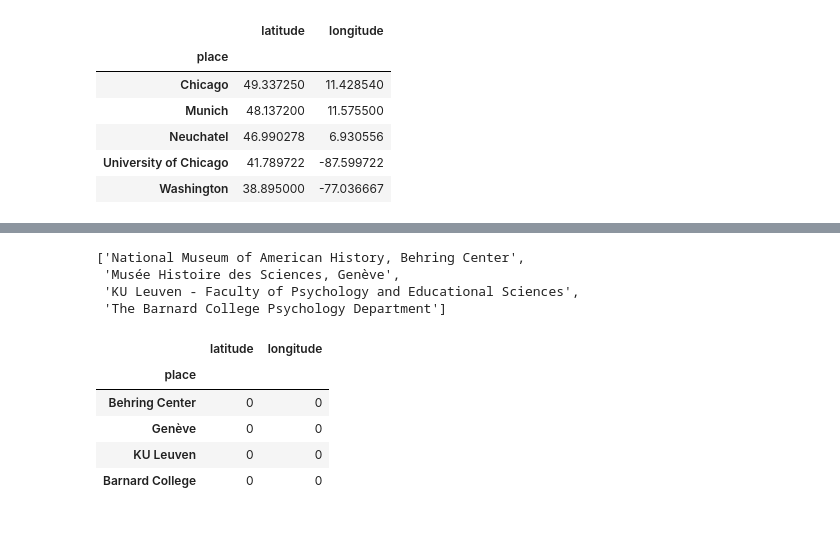
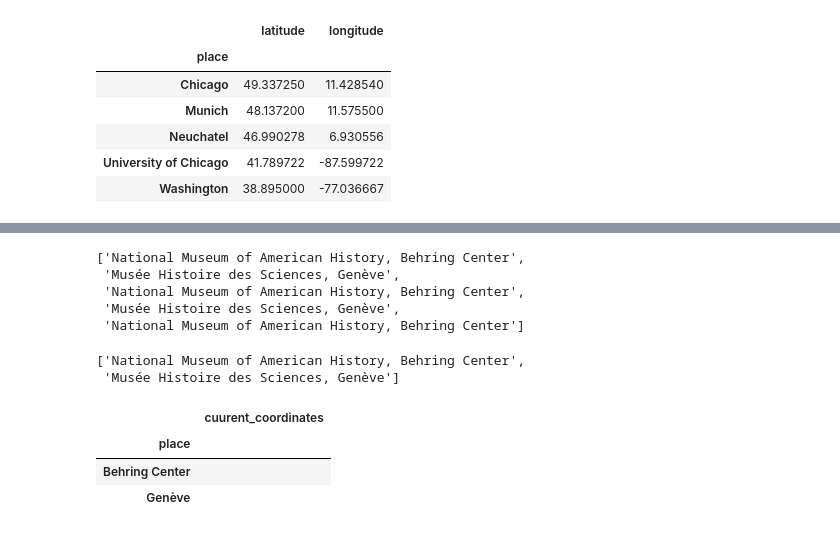
Before and after one commit to AndreaScalisi/historyanddigital, a Jupyter notebook: coordinates.ipynb, the cells around one changed output, grey strips where cells are left out. Drawn from its saved outputs; the diff is of its cells as text; code cells hidden in the pictures.

```diff
--- a/coordinates.ipynb
+++ b/coordinates.ipynb
@@ -136,23 +125,27 @@ Missed 8 places.
+# %%
+notfound_prod
+# %% [output]
+['National Museum of American History, Behring Center',
+ 'Musée Histoire des Sciences, Genève',
+ 'National Museum of American History, Behring Center',
+ 'Musée Histoire des Sciences, Genève',
+ 'National Museum of American History, Behring Center']
 # %%
-missing_places = pd.DataFrame({"place": notfound}).drop_duplicates()["place"].tolist()
+missing_places = pd.DataFrame({"place": notfound_prod}).drop_duplicates()["place"].tolist()
 missing_places
 # %% [output]
 ['National Museum of American History, Behring Center',
- 'Musée Histoire des Sciences, Genève',
- 'KU Leuven - Faculty of Psychology and Educational Sciences',
- 'The Barnard College Psychology Department']
+ 'Musée Histoire des Sciences, Genève']
 # %%
-renamed_places = pd.DataFrame({"place": ["Behring Center", "Genève", "KU Leuven", "Barnard College"]
-                               , "latitude": 0, "longitude": 0})
+renamed_places = pd.DataFrame({"place": ["Behring Center", "Genève"]
+                               , "cuurent_coordinates": ""})
 renamed_places = renamed_places.reset_index().drop("index", axis=1).set_index("place")
 renamed_places
 # %% [output]
-|  | latitude | longitude |
-| place |  |  |
-| Behring Center | 0 | 0 |
-| Genève | 0 | 0 |
-| KU Leuven | 0 | 0 |
-| Barnard College | 0 | 0 |
+|  | cuurent_coordinates |
+| place |  |
+| Behring Center |  |
+| Genève |  |
 # %%
 (last_places, _) = get_coord(renamed_places, coordinates)
 last_places
```
Also changed, not shown: parts of 8 cells of this notebook.
